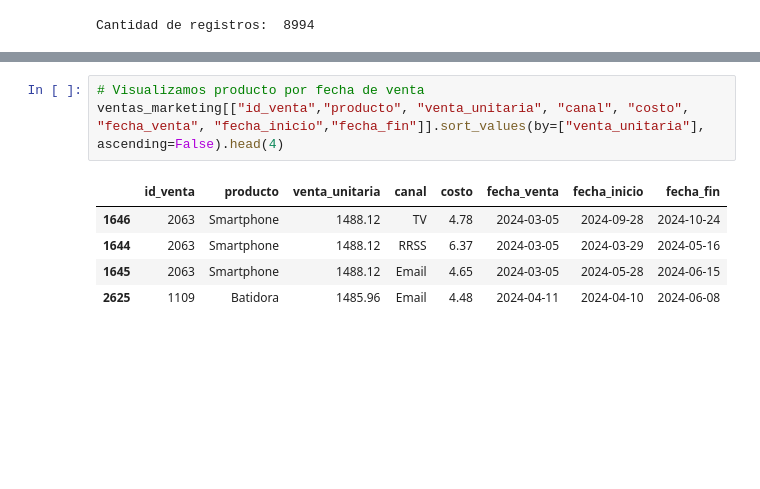
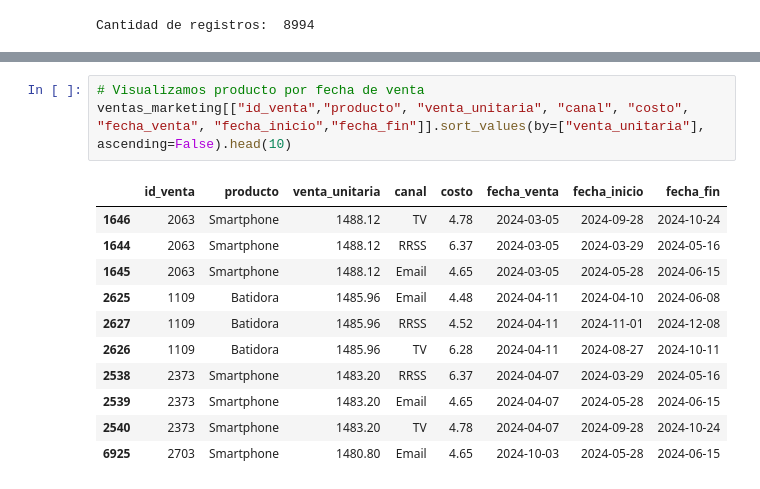
Before and after one commit to VictoriaGoldaraz/TT-2C2025-Data-Analitycs-Notebooks, a Jupyter notebook: Goldaraz,_María_Victoria_Comisión_C252613_TPI_Data_Analytics.ipynb, the cells around one changed output, grey strips where cells are left out. Drawn from its saved outputs; the diff is of its cells as text; blank space fills up the shorter version.

```diff
--- a/Goldaraz,_María_Victoria_Comisión_C252613_TPI_Data_Analytics.ipynb
+++ b/Goldaraz,_María_Victoria_Comisión_C252613_TPI_Data_Analytics.ipynb
@@ -475,10 +475,16 @@ ventas_marketing[["id_venta","producto", "venta_unitaria", "canal", "costo", "fe
 | 303 | 20 | Adorno de pared | 180.42 | TV | 4.81 | 2024-01-14 | 2024-03-20 | 2024-05-03 |
 # %%
 # Visualizamos producto por fecha de venta
-ventas_marketing[["id_venta","producto", "venta_unitaria", "canal", "costo", "fecha_venta", "fecha_inicio","fecha_fin"]].sort_values(by=["venta_unitaria"], ascending=False).head(4)
+ventas_marketing[["id_venta","producto", "venta_unitaria", "canal", "costo", "fecha_venta", "fecha_inicio","fecha_fin"]].sort_values(by=["venta_unitaria"], ascending=False).head(10)
 # %% [output]
 |  | id_venta | producto | venta_unitaria | canal | costo | fecha_venta | fecha_inicio | fecha_fin |
 | 1646 | 2063 | Smartphone | 1488.12 | TV | 4.78 | 2024-03-05 | 2024-09-28 | 2024-10-24 |
 | 1644 | 2063 | Smartphone | 1488.12 | RRSS | 6.37 | 2024-03-05 | 2024-03-29 | 2024-05-16 |
 | 1645 | 2063 | Smartphone | 1488.12 | Email | 4.65 | 2024-03-05 | 2024-05-28 | 2024-06-15 |
 | 2625 | 1109 | Batidora | 1485.96 | Email | 4.48 | 2024-04-11 | 2024-04-10 | 2024-06-08 |
+| 2627 | 1109 | Batidora | 1485.96 | RRSS | 4.52 | 2024-04-11 | 2024-11-01 | 2024-12-08 |
+| 2626 | 1109 | Batidora | 1485.96 | TV | 6.28 | 2024-04-11 | 2024-08-27 | 2024-10-11 |
+| 2538 | 2373 | Smartphone | 1483.20 | RRSS | 6.37 | 2024-04-07 | 2024-03-29 | 2024-05-16 |
+| 2539 | 2373 | Smartphone | 1483.20 | Email | 4.65 | 2024-04-07 | 2024-05-28 | 2024-06-15 |
+| 2540 | 2373 | Smartphone | 1483.20 | TV | 4.78 | 2024-04-07 | 2024-09-28 | 2024-10-24 |
+| 6925 | 2703 | Smartphone | 1480.80 | Email | 4.65 | 2024-10-03 | 2024-05-28 | 2024-06-15 |
```
Also changed, not shown: parts of 16 cells of this notebook.
